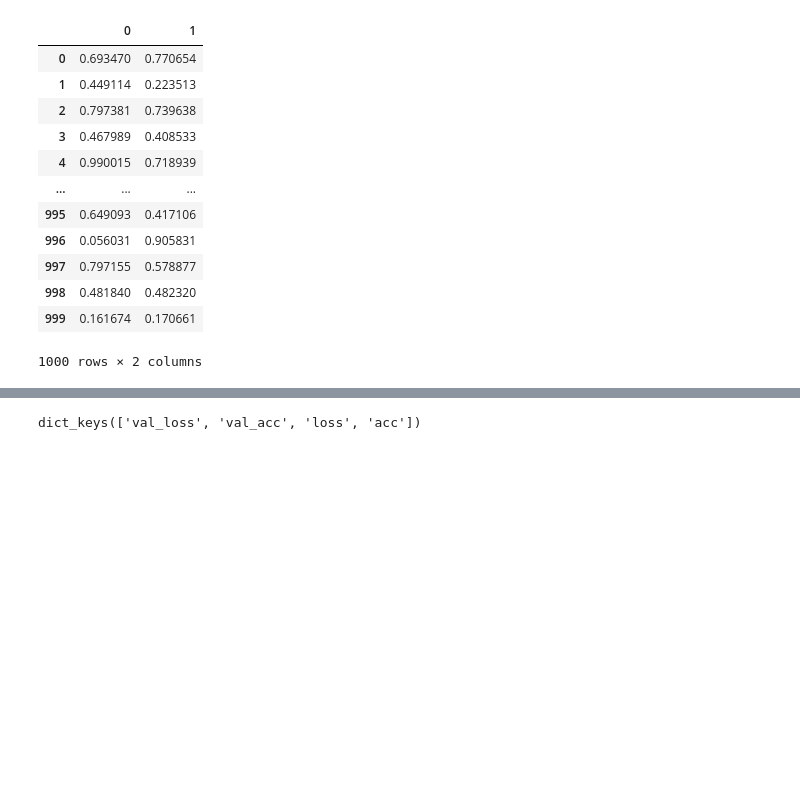
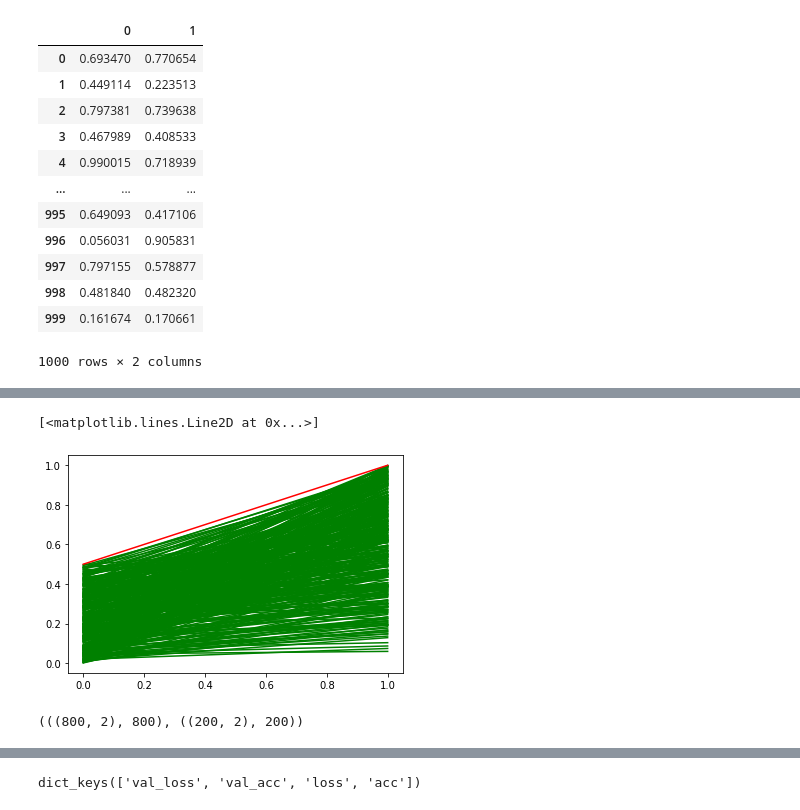
Before and after one commit to m0tela01/DeepLearning, a Jupyter notebook: HW1/assignment1.ipynb, the cells around one changed output, grey strips where cells are left out. Drawn from its saved outputs; the diff is of its cells as text; code cells hidden in the pictures; blank space fills up the shorter version.

```diff
--- a/HW1/assignment1.ipynb
+++ b/HW1/assignment1.ipynb
@@ -227,0 +226,10 @@ for i in range(len(dataset)):
+# %%
+elements = zeros
+
+for index, key in enumerate(elements):
+    a1 = dataset[key][0] * slope + dataset[key][1]
+    plt.plot(slope, a1, 'g')
+plt.plot(slope, a, 'r')
+# %% [output]
+[<matplotlib.lines.Line2D at 0x...>]
+[figure, added]
@@ -237,0 +248,4 @@ y_val = labels[-200:]
+# %%
+(x_train.shape, len(y_train)), (x_val.shape, len(y_val))
+# %% [output]
+(((800, 2), 800), ((200, 2), 200))
```
Also changed, not shown: parts of 16 cells of this notebook.
